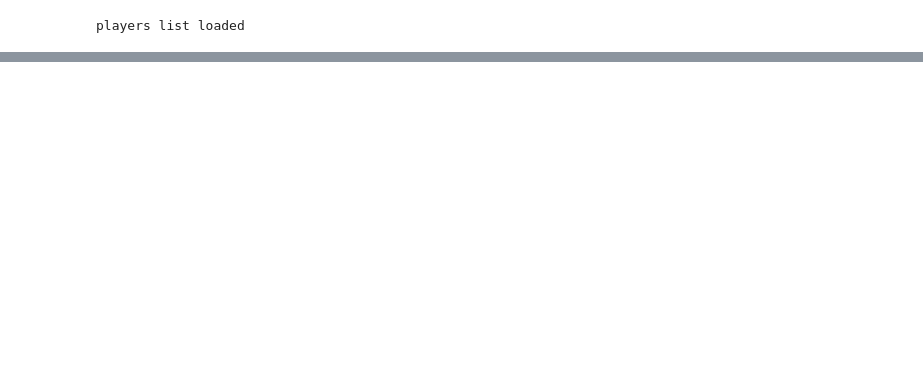
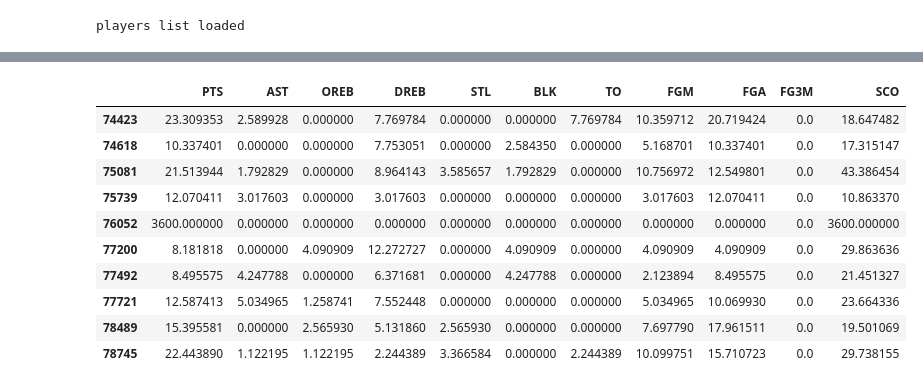
Before and after one commit to wonderui/Hoop_Fantasy, a Jupyter notebook: nba_seer-0.1/0_test_seer.ipynb, the cells around one changed output, grey strips where cells are left out. Cells and saved outputs as stored; diff of their text form; code cells hidden in the pictures; blank space fills up the shorter version.

```diff
--- a/nba_seer-0.1/0_test_seer.ipynb
+++ b/nba_seer-0.1/0_test_seer.ipynb
@@ -136,0 +193,20 @@ h.value_counts().plot(kind='hist')
+# %%
+convert_to_36 = lambda x: x[['PTS', 'AST', 'OREB', 'DREB', 'STL', 'BLK',
+                             'TO', 'FGM', 'FGA', 'FG3M']] * 36 / x['MINS']
+stats = test_p_log.apply(convert_to_36, axis=1)
+stats['SCO'] = stats['PTS'] * 1 + stats['AST'] * 1.5 + stats['OREB'] * 1 + stats['DREB'] * 0.7 + \
+        stats['STL'] * 2 + stats['BLK'] * 1.8 + stats['TO'] * -1 + \
+        stats['FGM'] * 0.4 + (stats['FGA'] - stats['FGM']) * -1 + stats['FG3M'] * 0.5
+stats
+# %% [output]
+|  | PTS | AST | OREB | DREB | STL | BLK | TO | FGM | FGA | FG3M | SCO |
+| 74423 | 23.309353 | 2.589928 | 0.000000 | 7.769784 | 0.000000 | 0.000000 | 7.769784 | 10.359712 | 20.719424 | 0.0 | 18.647482 |
+| 74618 | 10.337401 | 0.000000 | 0.000000 | 7.753051 | 0.000000 | 2.584350 | 0.000000 | 5.168701 | 10.337401 | 0.0 | 17.315147 |
+| 75081 | 21.513944 | 1.792829 | 0.000000 | 8.964143 | 3.585657 | 1.792829 | 0.000000 | 10.756972 | 12.549801 | 0.0 | 43.386454 |
+| 75739 | 12.070411 | 3.017603 | 0.000000 | 3.017603 | 0.000000 | 0.000000 | 0.000000 | 3.017603 | 12.070411 | 0.0 | 10.863370 |
+| 76052 | 3600.000000 | 0.000000 | 0.000000 | 0.000000 | 0.000000 | 0.000000 | 0.000000 | 0.000000 | 0.000000 | 0.0 | 3600.000000 |
+| 77200 | 8.181818 | 0.000000 | 4.090909 | 12.272727 | 0.000000 | 4.090909 | 0.000000 | 4.090909 | 4.090909 | 0.0 | 29.863636 |
+| 77492 | 8.495575 | 4.247788 | 0.000000 | 6.371681 | 0.000000 | 4.247788 | 0.000000 | 2.123894 | 8.495575 | 0.0 | 21.451327 |
+| 77721 | 12.587413 | 5.034965 | 1.258741 | 7.552448 | 0.000000 | 0.000000 | 0.000000 | 5.034965 | 10.069930 | 0.0 | 23.664336 |
+| 78489 | 15.395581 | 0.000000 | 2.565930 | 5.131860 | 2.565930 | 0.000000 | 0.000000 | 7.697790 | 17.961511 | 0.0 | 19.501069 |
+| 78745 | 22.443890 | 1.122195 | 1.122195 | 2.244389 | 3.366584 | 0.000000 | 2.244389 | 10.099751 | 15.710723 | 0.0 | 29.738155 |
```
Also changed, not shown: parts of 15 cells of this notebook, 3 other files.
